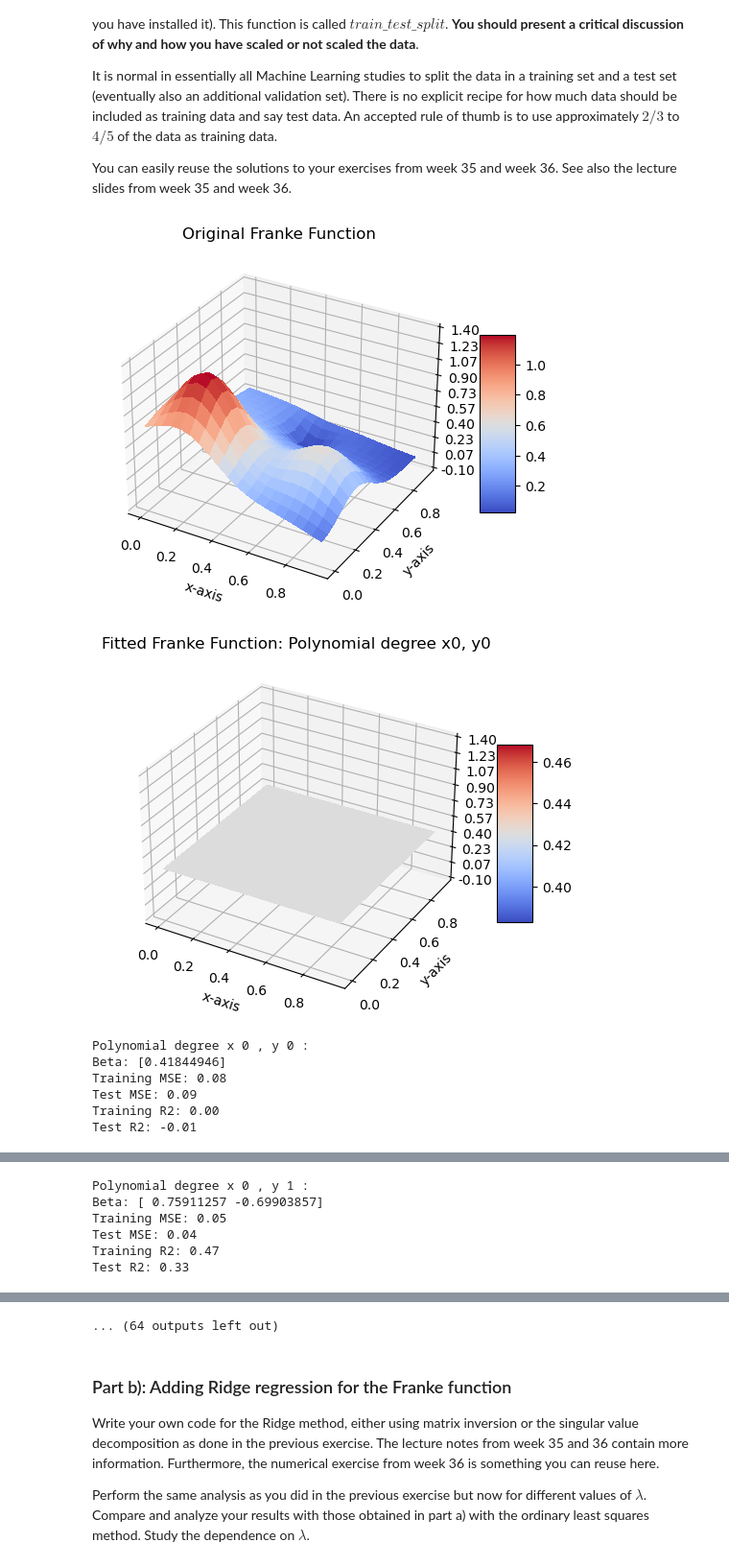
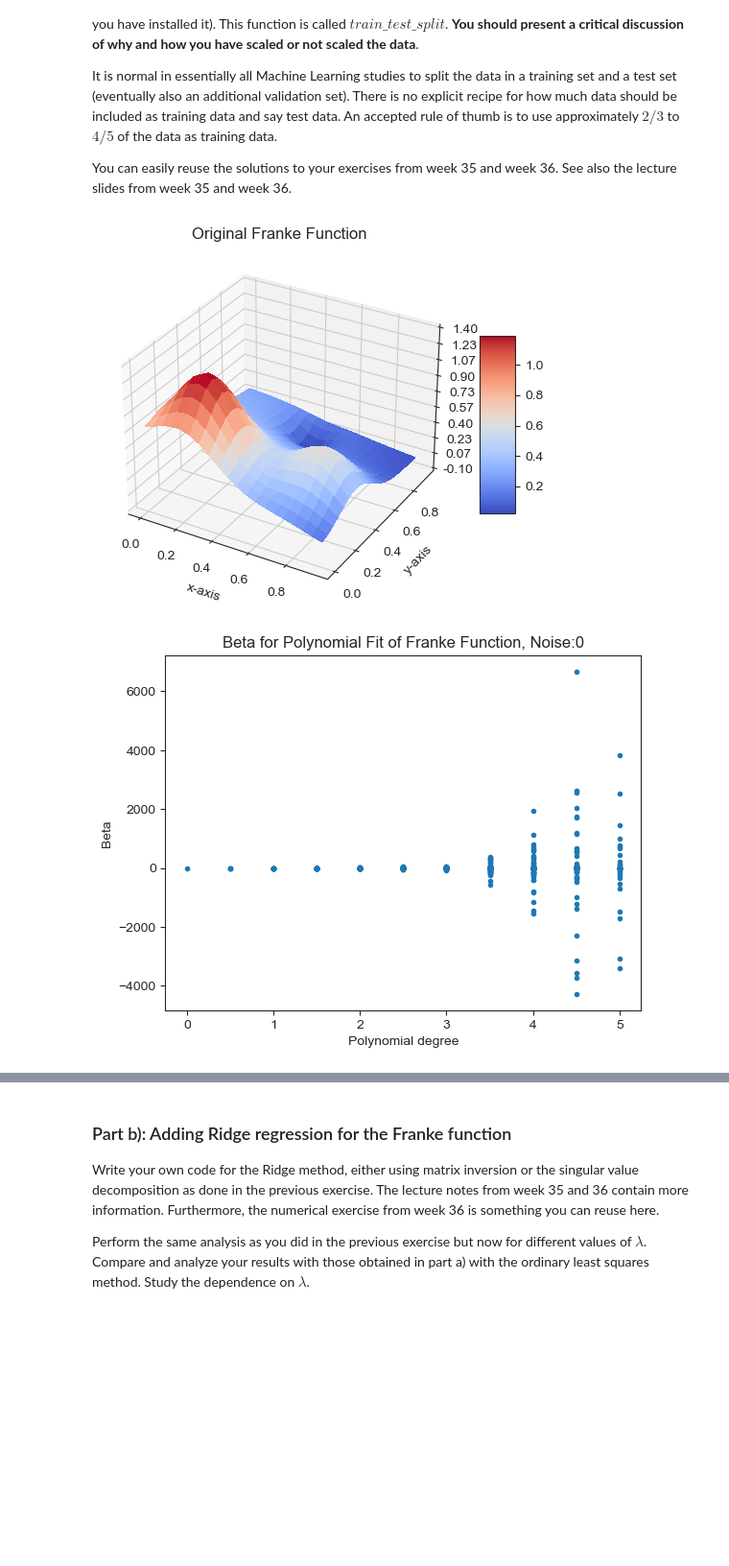
Before and after one commit to krisvals/FYS4155_Projects, a Jupyter notebook: Project1/Project1.ipynb, the cells around one changed output, grey strips where cells are left out. Shown at 96% size. Saved outputs shown, nothing was run; the diff lists cells and outputs as text; code cells hidden in the pictures; blank space fills up the shorter version.

```diff
--- a/Project1/Project1.ipynb
+++ b/Project1/Project1.ipynb
@@ -185,6 +142,10 @@ from matplotlib.ticker import LinearLocator, FormatStrFormatter
 import numpy as np
 from random import random, seed
 from sklearn.model_selection import train_test_split
+import seaborn as sns
+sns.set_style("ticks")
+palette = sns.color_palette("tab10")
+sns.set_palette(palette)
 
 # Making the R2 and MSE functions
 def R2(y_data, y_model):
@@ -203,7 +164,9 @@ def FrankeFunction(x, y):
     term3 = 0.5 * np.exp(-(9 * x - 7) ** 2 / 4.0 - 0.25 * ((9 * y - 3) ** 2))
     term4 = -0.2 * np.exp(-(9 * x - 4) ** 2 - (9 * y - 7) ** 2)
     return term1 + term2 + term3 + term4
-z = FrankeFunction(x, y) + 0 * np.random.randn(20) # the additional term is the noise. Adjust the factor by a small number (<<1)
+
+noise = 0
+z = FrankeFunction(x, y) + noise * np.random.randn(20) # the additional term is the noise. Adjust the factor by a small number (<<1)
 
 # Making the data into lists
 x_flat = x.flatten()
@@ -225,7 +188,7 @@ ax.set_title('Original Franke Function')
 plt.show()
 
 #Making lists with variables for the plotting
-degree, MSE_train, MSE_test, R2_train, R2_test, beta_plot = [], [], [], [], [], []
+x_deg, y_deg, degree, MSE_train, MSE_test, R2_train, R2_test, beta_plot = [], [], [], [], [], [], [], []
 
 def fit(degree_x, degree_y):
     #Making the design matrix
@@ -235,11 +198,11 @@ def fit(degree_x, degree_y):
         for j in range(degree_y + 1):
             X[:, col_idx] = x_flat**i * y_flat**j
             col_idx += 1
-
     #Plotting the fit (this is just to illustrate, not part of the exercise. Can therefore be removed)
     beta = np.linalg.inv(X.T @ X) @ X.T @ z_flat
     ztilde = X @ beta
     ztilde_grid = ztilde.reshape(x.shape)
+    '''
     fig2 = plt.figure()
     ax2 = fig2.add_subplot(projection='3d')
     surf = ax2.plot_surface(x, y, ztilde_grid, cmap=cm.coolwarm,linewidth=0, antialiased=False)
@@ -252,20 +215,23 @@ def fit(degree_x, degree_y):
     ax2.set_zlabel('z-axis')
     ax2.set_title('Fitted Franke Function: Polynomial degree x' + str(degree_x)+ ', y'+ str(degree_y))
     plt.show()
-
+    '''
     #Splitting into train and test
     X_train, X_test, z_train, z_test = train_test_split(X, z_flat, test_size=0.2)
     beta = np.linalg.inv(X_train.T @ X_train) @ X_train.T @ z_train
     ztilde = X_train @ beta
     zpredict = X_test @ beta
+    '''
     print('Polynomial degree x', str(degree_x), ', y', str(degree_y), ':')
     print('Beta:', beta)
     print("Training MSE: %.2f" % MSE(z_train, ztilde))
     print("Test MSE: %.2f" % MSE(z_test, zpredict))
     print('Training R2: %.2f' % R2(z_train, ztilde))
     print('Test R2: %.2f' % R2(z_test, zpredict))
-
+    '''
     #Appending the variables to the lists for the plotting
+    x_deg.append(int(degree_x))
+    y_deg.append(int(degree_y))
     degree.append(int(degree_x + degree_y)/2)
     MSE_train.append(float(MSE(z_train, ztilde)))
     MSE_test.append(float(MSE(z_test, zpredict)))
@@ -280,40 +246,74 @@ for i in range(len(degree_x)):
     for j in range(len(degree_y)):
         fit(degree_x[i], degree_y[j])
 
+'''
 #Plotting MSE
 plt.plot(degree, MSE_train, 's', label = 'MSE train')
 plt.plot(degree, MSE_test, 'o', label = 'MSE test')
 plt.xlabel('Polynomial degree')
 plt.ylabel('MSE')
+plt.title('Mean Squared Error for Polynomial Fit of Franke Function, Noise:' + str(noise))
 plt.legend()
 plt.show()
 
 #Plotting R2
 plt.plot(degree, R2_train, 's', label = 'R2 train')
 plt.plot(degree, R2_test, 'o', label = 'R2 test')
 plt.xlabel('Polynomial degree')
 plt.ylabel('R2')
+plt.title('R2 for Polynomial Fit of Franke Function, Noise:' + str(noise))
 plt.legend()
 plt.show()
+'''
 
 #Plotting beta
 plot_degree = []
 plot_beta = []
 for i in range(len(beta_plot)):
     for j in range(len(beta_plot[i])):
         plot_degree.append(degree[i])
         plot_beta.append(beta_plot[i][j])
 
 plt.plot(plot_degree, plot_beta, '.')
 plt.xlabel('Polynomial degree')
 plt.ylabel('Beta')
+plt.title('Beta for Polynomial Fit of Franke Function, Noise:' + str(noise))
 plt.show()
+
+palette = sns.color_palette("rocket")
+sns.set_palette(palette)
+
+for i in range(6):
+    plt.plot(y_deg[6*i:6*(i+1)], MSE_train[6*i:6*(i+1)], marker = 'o', label = 'x degree = ' + str(i))
+plt.xlabel('y degree')
+plt.ylabel('MSE')
+plt.title('Mean Squared Error Training Data, Noise:' + str(noise))
+plt.legend()
+plt.show()
+
+for i in range(6):
+    plt.plot(y_deg[6*i:6*(i+1)], MSE_test[6*i:6*(i+1)], marker = 'o', label = 'x degree = ' + str(i))
+plt.xlabel('y degree')
+plt.ylabel('MSE')
+plt.title('Mean Squared Error Test Data, Noise:' + str(noise))
+plt.legend()
+plt.show()
+
+for i in range(6):
+    plt.plot(y_deg[6*i:6*(i+1)], R2_train[6*i:6*(i+1)], marker = 'o', label = 'x degree = ' + str(i))
+plt.xlabel('y degree')
+plt.ylabel('R2')
+plt.title('R2 Training Data, Noise:' + str(noise))
+plt.legend()
+plt.show()
+
+for i in range(6):
+    plt.plot(y_deg[6*i:6*(i+1)], R2_test[6*i:6*(i+1)], marker = 'o', label = 'x degree = ' + str(i))
+plt.xlabel('y degree')
+plt.ylabel('R2')
+plt.title('R2 Test Data, Noise:' + str(noise))
+plt.legend()
+plt.show()
 # %% [output]
-[figure, old version]
+[figure, new version]
-[figure, old version]
+[figure, new version]
-Polynomial degree x 0 , y 0 :
-Beta: [0.41844946]
-Training MSE: 0.08
-Test MSE: 0.09
-Training R2: 0.00
-Test R2: -0.01
@@ -321,6 +320,0 @@ Test R2: -0.01
-Polynomial degree x 0 , y 1 :
-Beta: [ 0.75911257 -0.69903857]
-Training MSE: 0.05
-Test MSE: 0.04
-Training R2: 0.47
-Test R2: 0.33
@@ -349,4 +324,3 @@ Test R2: 0.55
-... (64 outputs left out)
 # %% [markdown]
 ### Part b): Adding Ridge regression for  the Franke function
 
```
Also changed, not shown: parts of 7 cells of this notebook.
